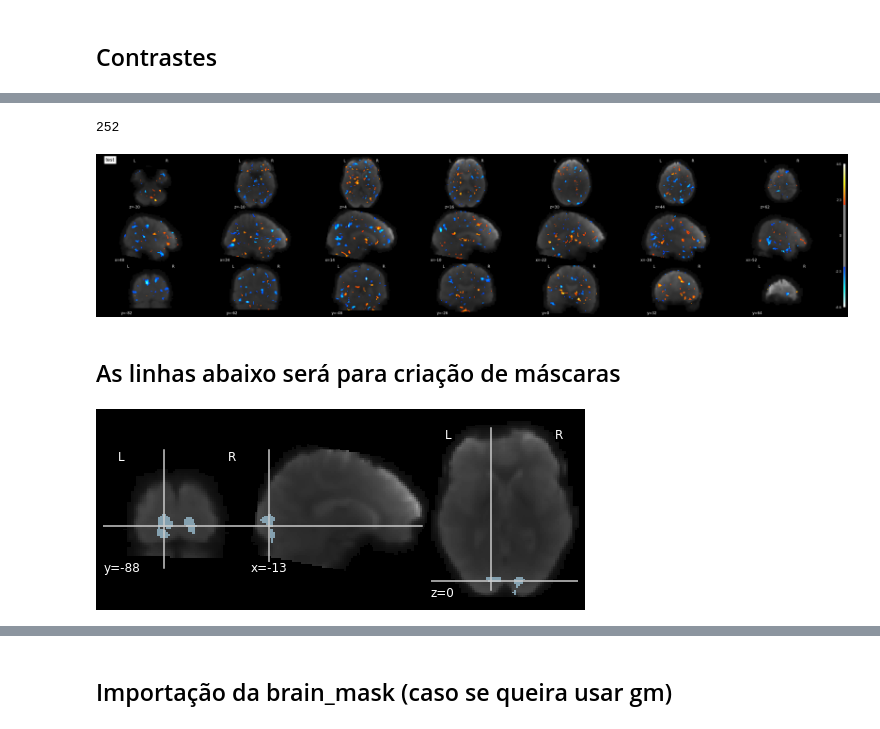
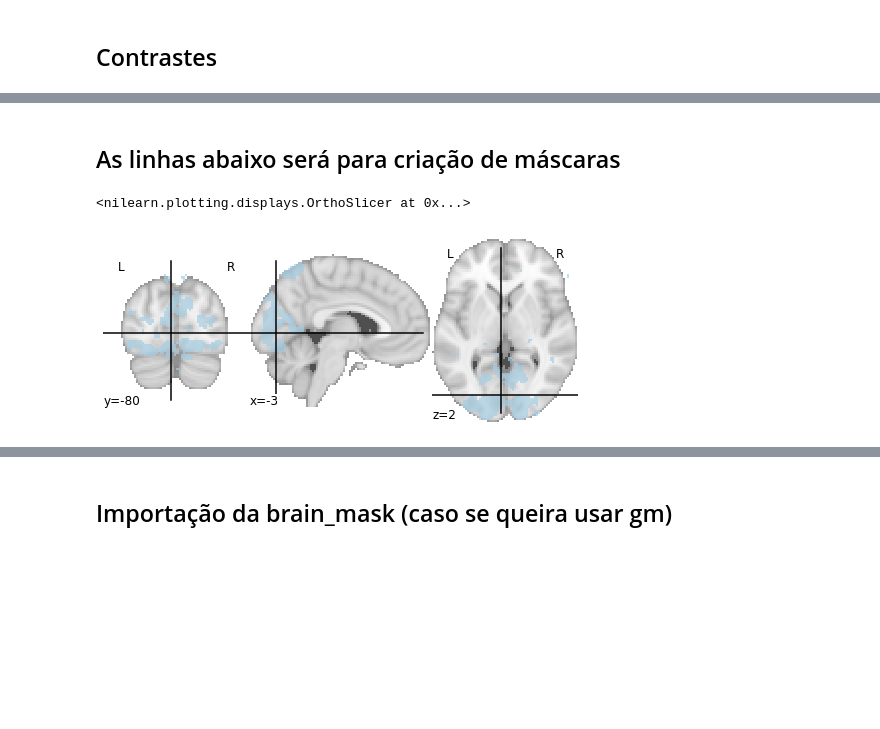
Before and after one commit to brunodireito/MVPA-speech_project, a Jupyter notebook: joanaa-b/Joana_beta-series_attempt-Copy1.ipynb, the cells around one changed output, grey strips where cells are left out. Saved outputs shown, nothing was run; the diff lists cells and outputs as text; code cells hidden in the pictures; blank space fills up the shorter version.

```diff
--- a/joanaa-b/Joana_beta-series_attempt-Copy1.ipynb
+++ b/joanaa-b/Joana_beta-series_attempt-Copy1.ipynb
@@ -15,7 +19,7 @@ import os
 
 # Set variables
 ROOT_DATA='/Users/home/Documents/BIDS/'
-#ROOT_DATA='/home/brunomiguel/Documents/data/BIDS/'
+ROOT_DATA='/home/brunomiguel/Documents/data/BIDS_vswp/'
 SUB='sub-0001'
 SES='ses-001'
 TASK='innerspeech'
@@ -30,8 +34,6 @@ print('The data is in this folder - ' + data_path)
 ROOT_PROJECT="/Users/home/Documents/GitHub/MVPA-speech_project"
 
 
-
-
 fmri_img=os.path.join(data_path, 'func',
                           SUB + '_' + SES + '_task-' + TASK + '_'+ RUN +'_bold_pp_standard.nii.gz')
 dataset_shape=(image.load_img(fmri_img).shape)
@@ -178,14 +170,10 @@ contrast_matrix_b_series.shape
 # %%
 len(basic_contrasts_b_series)
-# %% [output]
-252
 # %%
 #Teste de imagem
 plotting.plot_stat_map(
-    z_map[1], bg_img=mean_image, threshold=2, display_mode='mosaic', black_bg=True, title='test')
+    z_map[10], bg_img=mean_image, threshold=2, display_mode='mosaic', black_bg=True, title='test')
 plotting.show()
-# %% [output]
-[figure, removed]
 # %%
 
 #bs_fn=os.path.join(data_path, 'func', SUB + '_' + SES + '_task-' + TASK + '_'+ RUN +'_bold_bs.nii.gz')
@@ -205,20 +193,18 @@ basic_contrasts['+Phrases-Baseline'] = (
 # %%
 from nilearn.input_data import NiftiMasker
 
 masker = NiftiMasker()
 
 brain_mask_map = fmri_glm4mask.compute_contrast(basic_contrasts['+Phrases-Baseline'], output_type='z_score')
 
-brain_mask= nilearn.image.threshold_img(brain_mask_map, threshold=8, copy=False)
+brain_mask= nilearn.image.threshold_img(brain_mask_map, threshold=3, copy=False)
 masker.fit(brain_mask)
 brain_mask=masker.mask_img_
-plotting.plot_roi(brain_mask, bg_img=mean_image,
+plotting.plot_roi(brain_mask,
                   cmap='Paired')
-
-mask_fn=os.path.join( SUB + '_' + SES + '_task-' + TASK + '_'+ RUN +'_mask.nii.gz')
-brain_mask.to_filename(mask_fn)
 # %% [output]
+<nilearn.plotting.displays.OrthoSlicer at 0x...>
-[figure, old version]
+[figure, new version]
 # %%
 # debug
 brain_mask_map= nilearn.image.load_img(mask_fn)
```
Also changed, not shown: parts of 28 cells of this notebook, 1 other file.
